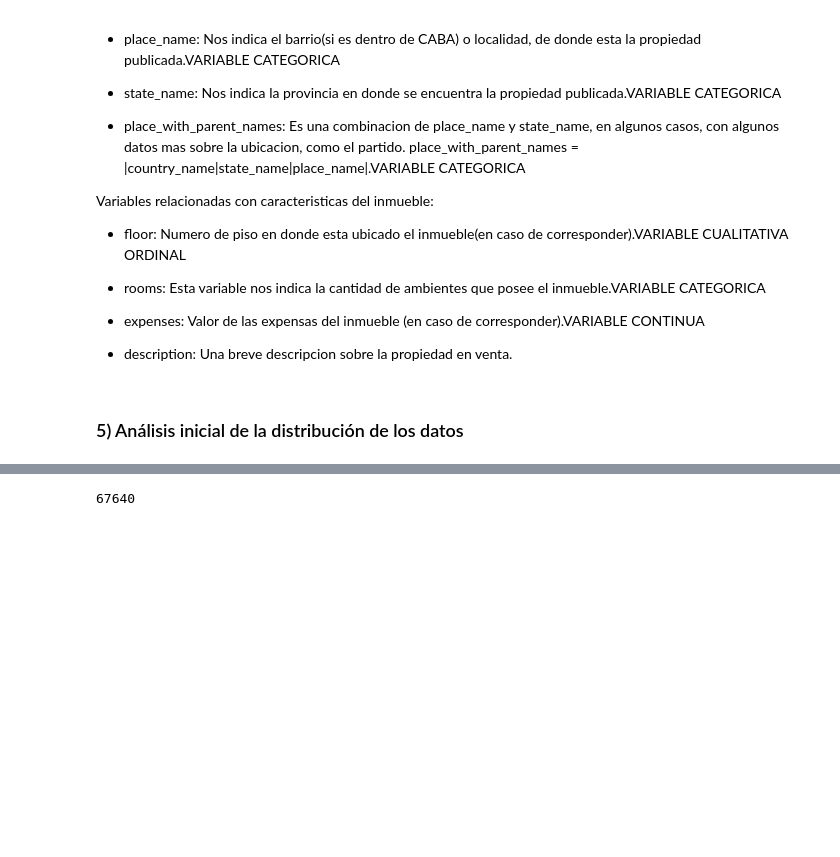
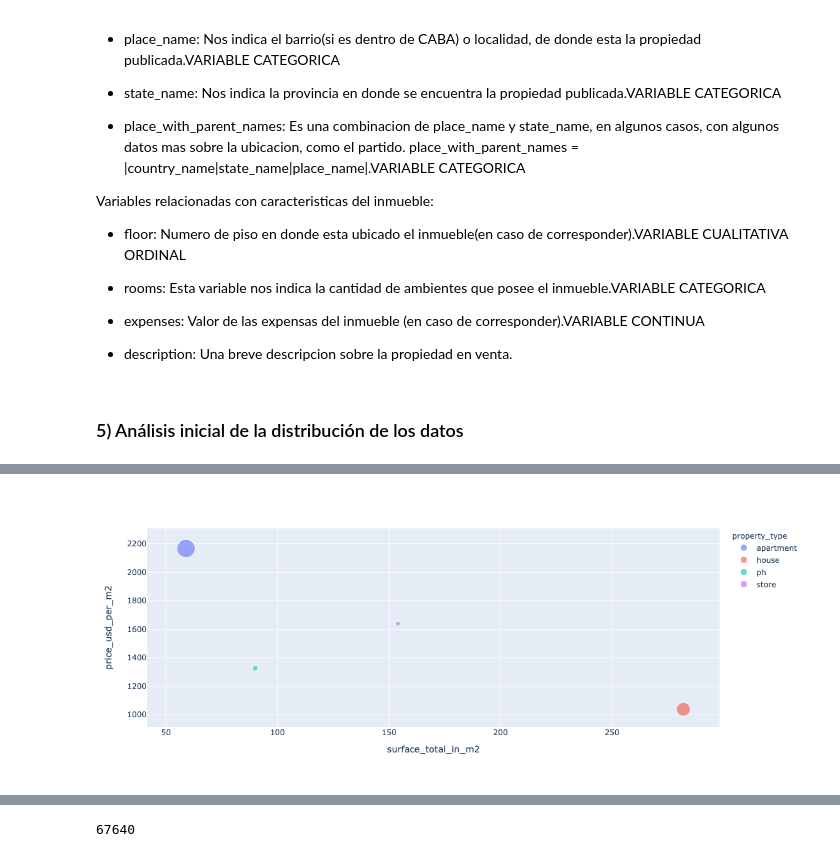
Before and after one commit to Csuarezgurruchaga/PROYECTO_FINAL_DIGITAL_HOUSE, a Jupyter notebook: Trabajo_Practico.ipynb, the cells around one changed output, grey strips where cells are left out. Saved outputs shown, nothing was run; the diff lists cells and outputs as text; code cells hidden in the pictures; blank space fills up the shorter version.

```diff
--- a/Trabajo_Practico.ipynb
+++ b/Trabajo_Practico.ipynb
@@ -183,0 +186,3 @@ False
+# %%
+precio_incorrecto = df[df.price == 0]
+precio_incorrecto
@@ -183,0 +193,2 @@ False
+# %%
+df.drop(index = precio_incorrecto.index ,inplace= True)
@@ -183,0 +197,4 @@ False
+# %%
+cols_utiles_sin_price=['property_type','place_name','place_with_parent_names','state_name','currency'\
+            ,'price_aprox_local_currency','price_aprox_usd','surface_total_in_m2','surface_covered_in_m2'\
+            ,'price_usd_per_m2','price_per_m2','floor','rooms','expenses','description']
@@ -183,0 +229,8 @@ False
+# %%
+df_toplot=groupby_property_type.reset_index()
+# %%
+
+fig = px.scatter(data_frame = df_toplot, x = "surface_total_in_m2", y = "price_usd_per_m2",
+                 size = "cant de propiedades", color = "property_type", opacity = 0.6)
+fig.show()
+# %% [output]
@@ -183,0 +238 @@ False
+[figure, added]
```
Also changed, not shown: parts of 102 cells of this notebook.
